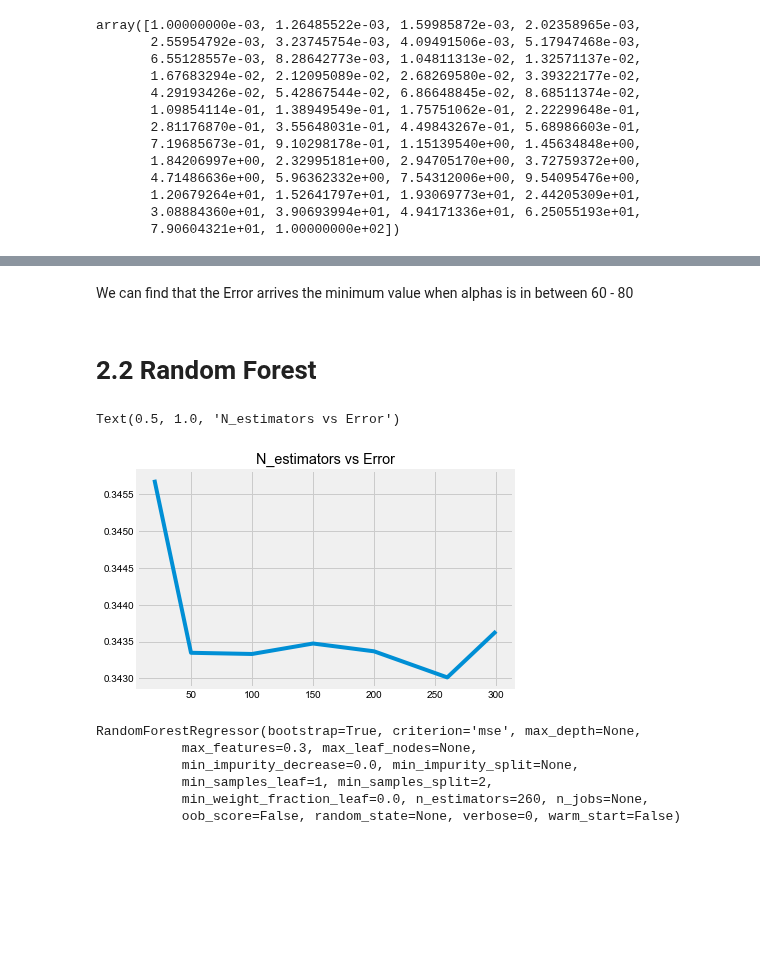
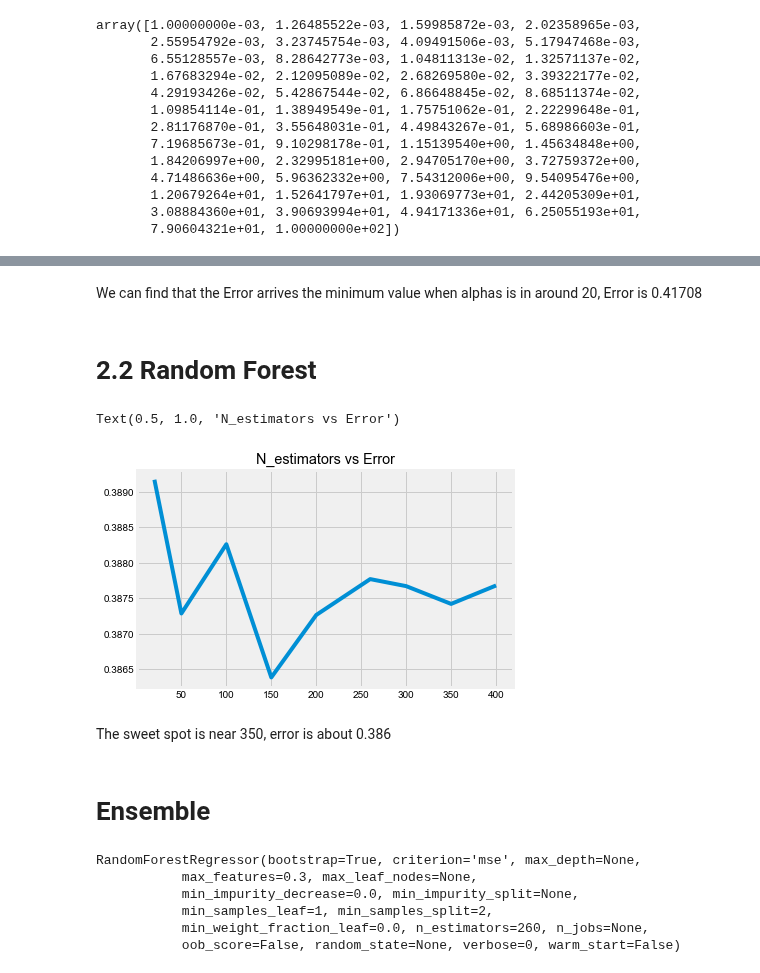
Before and after one commit to vivienfay/Airbnb-Seattle-Rental-Price-Prediction, a Jupyter notebook: Airbnb_price_prediction.ipynb, the cells around one changed output, grey strips where cells are left out. Drawn from its saved outputs; the diff is of its cells as text; code cells hidden in the pictures; blank space fills up the shorter version.

```diff
--- a/Airbnb_price_prediction.ipynb
+++ b/Airbnb_price_prediction.ipynb
@@ -217,0 +299,4 @@ memory usage: 626.5+ KB
+# %%
+input_data['host_response_rate'].fillna("999%",inplace=True)
+input_data['host_acceptance_rate'].fillna("999%",inplace=True)
+input_data.head(3)
@@ -228,14 +345,0 @@ input_data = input_data.dropna()
-# %%
-# handle the missing value, substitute the missing value with the mean value
-input_data[input_data['host_since'].isnull() == True]
-input_data['host_since'].mean()
-input_data['host_since'] = input_data['host_since'].fillna(input_data['host_since'].mean())
-
-# input_data['host_response_rate'].mean()
-# input_data['host_response_rate'].fillna(input_data['host_response_rate'].mean())
-
-# input_data['host_acceptance_rate'].mean()
-# input_data['host_acceptance_rate'].fillna(input_data['host_acceptance_rate'].mean())
-
-input_data['bathrooms'].mean()
-input_data['bathrooms'] = input_data['bathrooms'].fillna(input_data['bathrooms'].mean())
@@ -241,0 +363,17 @@ input_data['bathrooms'] = input_data['bathrooms'].fillna(input_data['bathrooms']
+# %%
+# host_since, host_response_rate,host_acceptance_rate,host_listings_count,bathrooms,
+# beds,review_scores_rating, review_scores_accuracy,review_scores_cleanliness,review_scores_checkin
+# ,review_scores_communication, review_scores_location,review_scores_value,reviews_per_month
+
+missing_value_feature = ['host_since', 'host_response_rate','host_acceptance_rate','host_listings_count',
+                         'bathrooms','beds','review_scores_rating', 'review_scores_accuracy',
+                         'review_scores_cleanliness','review_scores_checkin','review_scores_communication',
+                         'review_scores_location','review_scores_value','reviews_per_month']
+
+input_data = input_data.fillna(999.0)
+
+for i in missing_value_feature:
+    mean = input_data[input_data[i]!=999][i].mean()
+    input_data[i][input_data[i]==999] = mean
+
+input_data
@@ -261,6 +421,7 @@ Define the cross validation evaluation metrics, we consider accommodates,bathroo
 # %%
 from sklearn.model_selection import train_test_split
 # %%
-feature = ['accommodates', 'bathrooms','bedrooms','beds','guests_included','extra_people']
+feature = ['accommodates', 'bathrooms','bedrooms','beds','guests_included','extra_people_cleaned']
 X = input_data[feature]
-y = input_data['price']
+y = input_data['price_cleaned']
+sns
@@ -315,19 +482,19 @@ Text(0.5, 1.0, 'Alphas vs Error')
 # %% [markdown]
-We can find that the Error arrives the minimum value when alphas is in between 60 - 80
+We can find that the Error arrives the minimum value when alphas is in around 20, Error is 0.41708
 # %% [markdown]
 # 2.2 Random Forest
 # %%
 from sklearn.ensemble import RandomForestRegressor
 
-N_estimators = [20,50,100,150,200,260,300]
+N_estimators = [20,50,100,150,200,260,300,350,400]
 test_scores = []
 for N in N_estimators:
     clf = RandomForestRegressor(n_estimators=N, max_features = 0.3)
-    test_score = np.sqrt(-cross_val_score(clf, X_train, y_train,cv=5,scoring='neg_mean_squared_error'))
+    test_score = np.sqrt(-cross_val_score(clf, X_train, y_train,cv=10,scoring='neg_mean_squared_error'))
     test_scores.append(np.mean(test_score))
 
 plt.plot(N_estimators,test_scores)
 plt.title('N_estimators vs Error')
 # %% [output]
 Text(0.5, 1.0, 'N_estimators vs Error')
-[figure, old version]
+[figure, new version]
@@ -336 +501,5 @@ Text(0.5, 1.0, 'N_estimators vs Error')
+# %% [markdown]
+The sweet spot is near 350, error is about 0.386
+# %% [markdown]
+# Ensemble
 # %%
```
Also changed, not shown: parts of 48 cells of this notebook, 1 other file.
